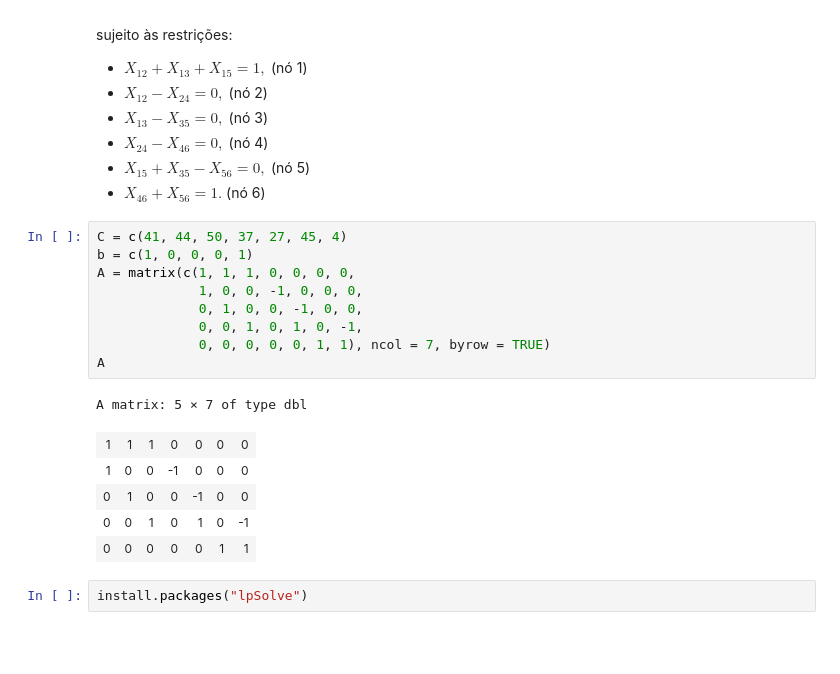
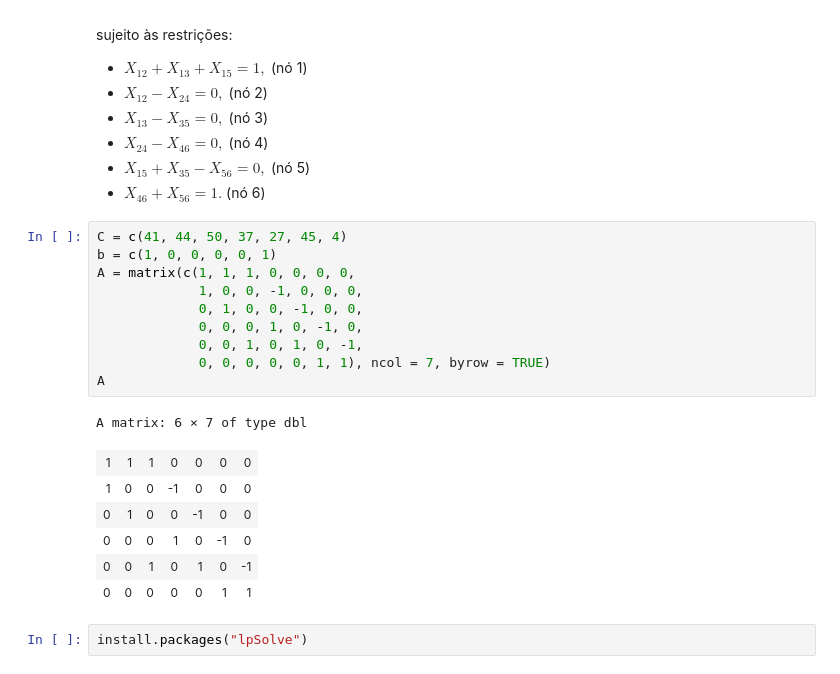
Before and after one commit to ctruciosm/ACA124, a Jupyter notebook: Problema_Caminho_Mais_Curto.ipynb, the cells around one changed output. Drawn from its saved outputs; the diff is of its cells as text; blank space fills up the shorter version.

```diff
--- a/Problema_Caminho_Mais_Curto.ipynb
+++ b/Problema_Caminho_Mais_Curto.ipynb
@@ -27,18 +27,20 @@ sujeito às restrições:
 - $X_{46} + X_{56} = 1.$  (nó 6)
 # %%
 C = c(41, 44, 50, 37, 27, 45, 4)
-b = c(1, 0, 0, 0, 1)
+b = c(1, 0, 0, 0, 0, 1)
 A = matrix(c(1, 1, 1, 0, 0, 0, 0,
              1, 0, 0, -1, 0, 0, 0,
              0, 1, 0, 0, -1, 0, 0,
+             0, 0, 0, 1, 0, -1, 0,
              0, 0, 1, 0, 1, 0, -1,
              0, 0, 0, 0, 0, 1, 1), ncol = 7, byrow = TRUE)
 A
 # %% [output]
-A matrix: 5 × 7 of type dbl
+A matrix: 6 × 7 of type dbl
 | 1 | 1 | 1 | 0 | 0 | 0 | 0 |
 | 1 | 0 | 0 | -1 | 0 | 0 | 0 |
 | 0 | 1 | 0 | 0 | -1 | 0 | 0 |
+| 0 | 0 | 0 | 1 | 0 | -1 | 0 |
 | 0 | 0 | 1 | 0 | 1 | 0 | -1 |
 | 0 | 0 | 0 | 0 | 0 | 1 | 1 |
 # %%
```
Also changed, not shown: parts of 8 cells of this notebook.
